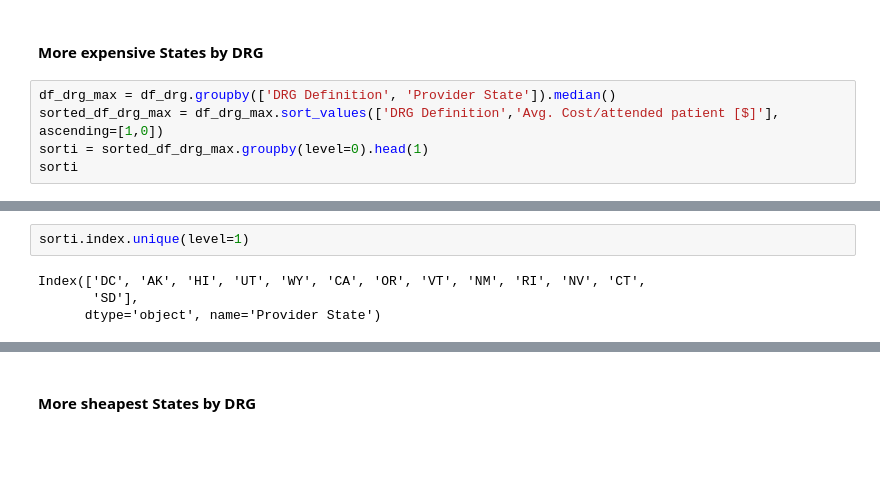
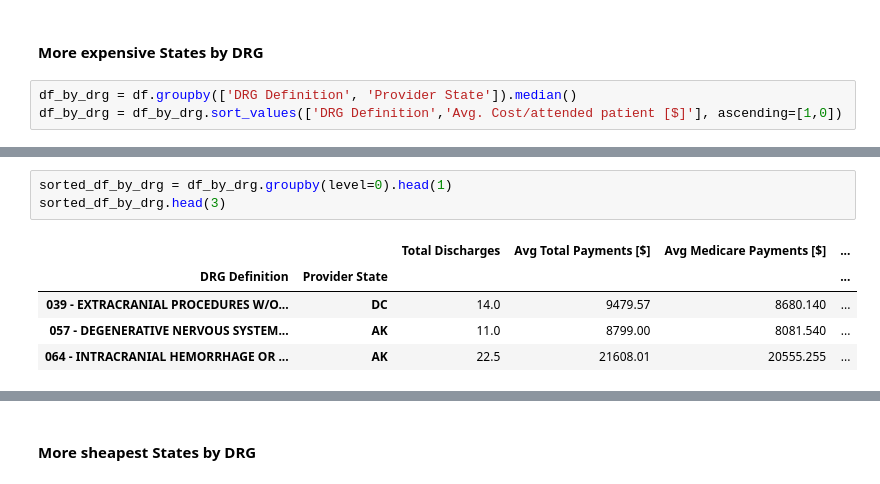
Before and after one commit to isabelyb/hospital_charges_USA, a Jupyter notebook: charges_hospital_USA.ipynb, the cells around one changed output, grey strips where cells are left out. Drawn from its saved outputs; the diff is of its cells as text; blank space fills up the shorter version.

```diff
--- a/charges_hospital_USA.ipynb
+++ b/charges_hospital_USA.ipynb
@@ -122,7 +118,5 @@ KeyError: "['Provider Id', 'Provider Zip Code', 'Avg Covered Charges [$]'] not i
 # %% [markdown]
 #### More expensive States by DRG
 # %%
-df_drg_max = df_drg.groupby(['DRG Definition', 'Provider State']).median()
-sorted_df_drg_max = df_drg_max.sort_values(['DRG Definition','Avg. Cost/attended patient [$]'], ascending=[1,0])
-sorti = sorted_df_drg_max.groupby(level=0).head(1)
-sorti
+df_by_drg = df.groupby(['DRG Definition', 'Provider State']).median()
+df_by_drg = df_by_drg.sort_values(['DRG Definition','Avg. Cost/attended patient [$]'], ascending=[1,0])
@@ -144,7 +123,10 @@ sorti
-# %%
-sorti.index.unique(level=1)
-# %% [output]
-Index(['DC', 'AK', 'HI', 'UT', 'WY', 'CA', 'OR', 'VT', 'NM', 'RI', 'NV', 'CT',
-       'SD'],
-      dtype='object', name='Provider State')
+# %%
+sorted_df_by_drg = df_by_drg.groupby(level=0).head(1)
+sorted_df_by_drg.head(3)
+# %% [output]
+|  |  | Total Discharges | Avg Total Payments [$] | Avg Medicare Payments [$] | ... |
+| DRG Definition | Provider State |  |  |  | ... |
+| 039 - EXTRACRANIAL PROCEDURES W/O... | DC | 14.0 | 9479.57 | 8680.140 | ... |
+| 057 - DEGENERATIVE NERVOUS SYSTEM... | AK | 11.0 | 8799.00 | 8081.540 | ... |
+| 064 - INTRACRANIAL HEMORRHAGE OR ... | AK | 22.5 | 21608.01 | 20555.255 | ... |
 # %%
```
Also changed, not shown: parts of 8 cells of this notebook, 3 other files.
